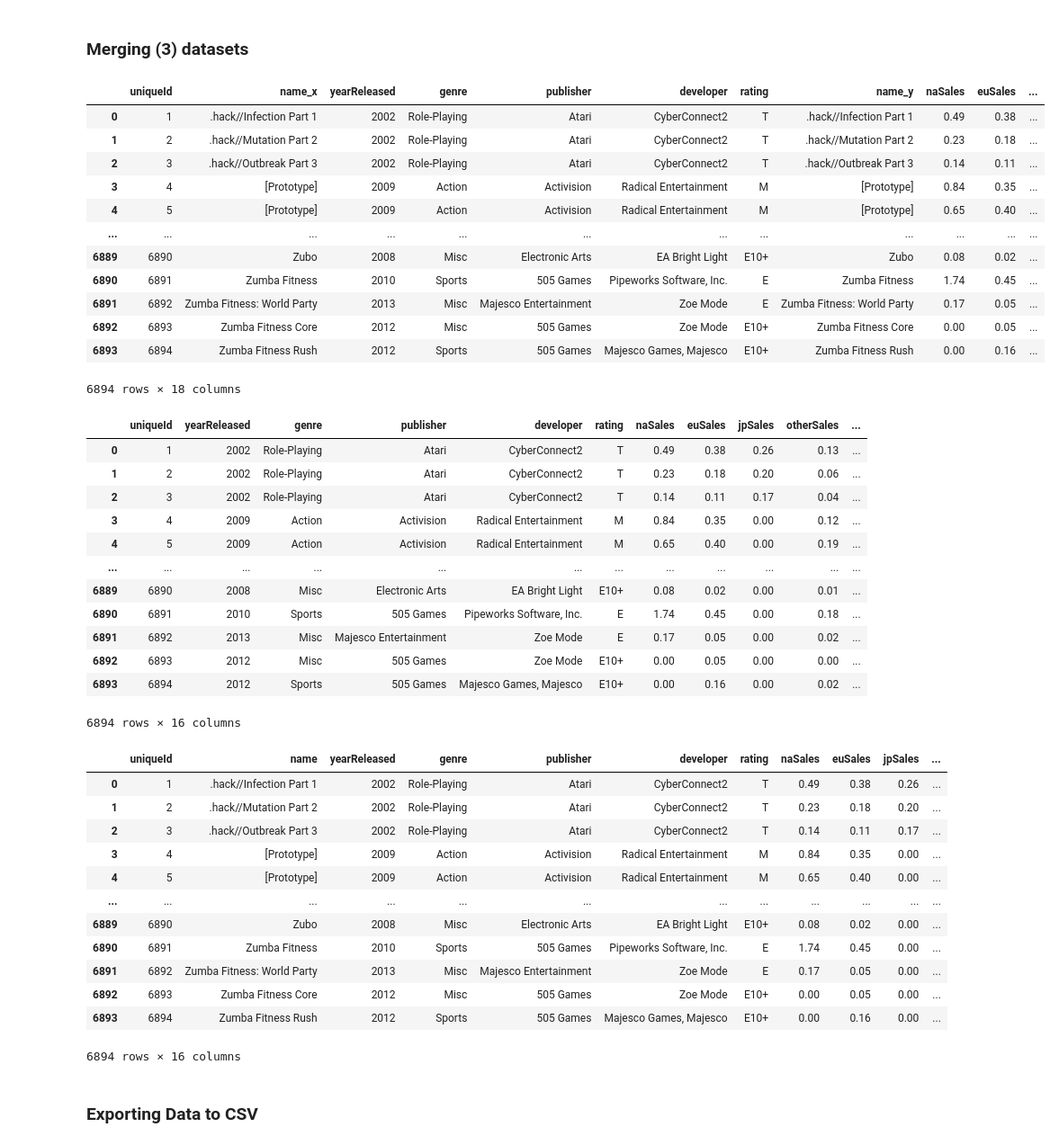
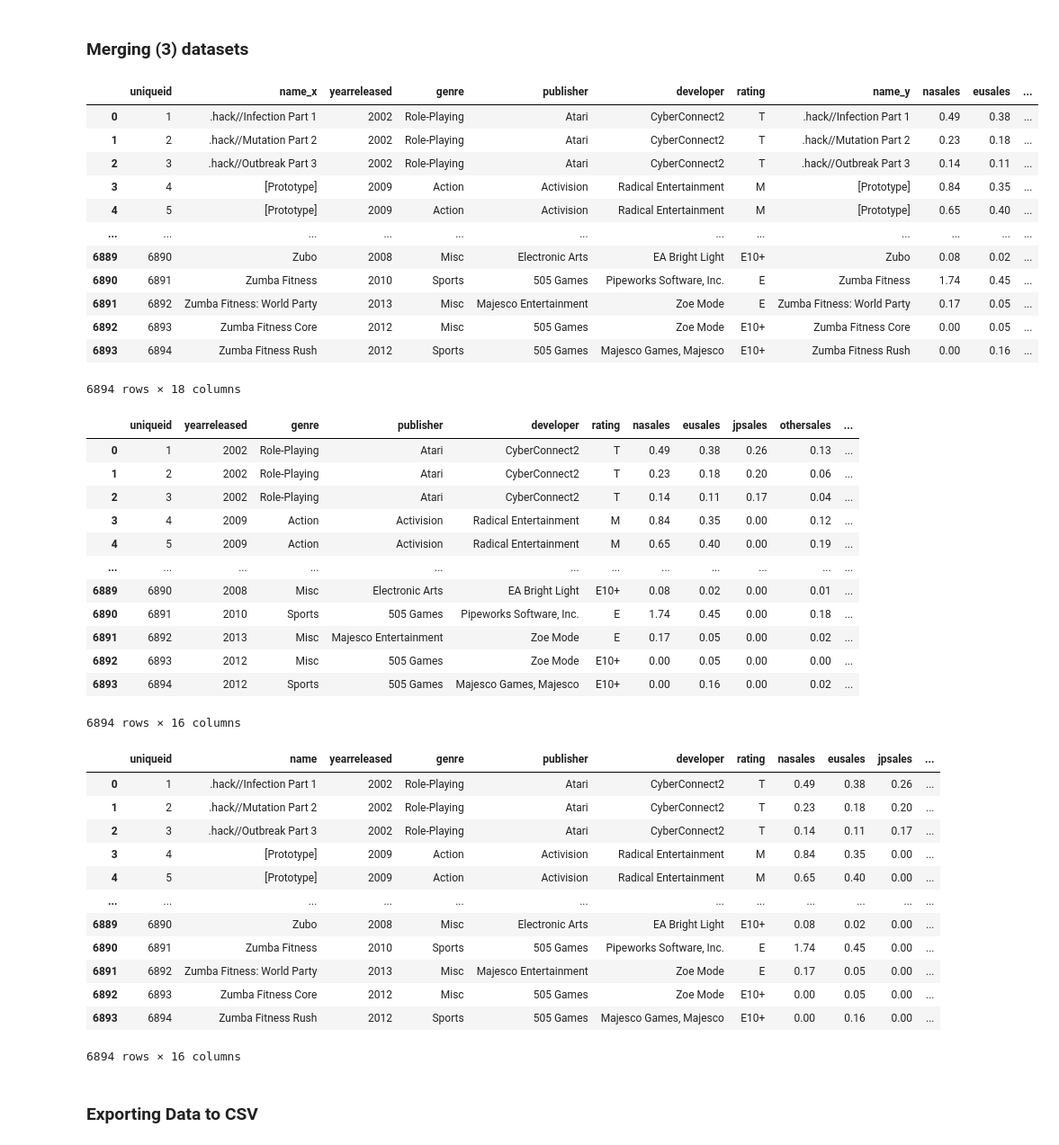
Before and after one commit to mshawn12/video-game-sales-analysis, a Jupyter notebook: video-game-sales-analysis.ipynb, the cells around one changed output. Shown: that part at 90% size. Drawn from its saved outputs; the diff is of its cells as text; code cells hidden in the pictures.

```diff
--- a/video-game-sales-analysis.ipynb
+++ b/video-game-sales-analysis.ipynb
@@ -157,10 +157,10 @@ video_game_scores_df.head()
 ### Merging (3) datasets
 # %%
 # Merging the Video Game Info, Video Game Sales, and Video Game Scores DataFrames on Unique ID
-video_game_merged_df = video_game_info_df.merge(video_game_sales_df,on='uniqueid',how='left').merge(video_game_scores_df,on='uniqueId',how='left')
+video_game_merged_df = video_game_info_df.merge(video_game_sales_df,on='uniqueid',how='left').merge(video_game_scores_df,on='uniqueid',how='left')
 video_game_merged_df
 # %% [output]
-|  | uniqueId | name_x | yearReleased | genre | publisher | developer | rating | name_y | naSales | euSales | ... |
+|  | uniqueid | name_x | yearreleased | genre | publisher | developer | rating | name_y | nasales | eusales | ... |
 | 0 | 1 | .hack//Infection Part 1 | 2002 | Role-Playing | Atari | CyberConnect2 | T | .hack//Infection Part 1 | 0.49 | 0.38 | ... |
 | 1 | 2 | .hack//Mutation Part 2 | 2002 | Role-Playing | Atari | CyberConnect2 | T | .hack//Mutation Part 2 | 0.23 | 0.18 | ... |
 | 2 | 3 | .hack//Outbreak Part 3 | 2002 | Role-Playing | Atari | CyberConnect2 | T | .hack//Outbreak Part 3 | 0.14 | 0.11 | ... |
@@ -178,7 +178,7 @@ video_game_merged_df
 video_game_cleaned = video_game_merged_df.drop(['name_x','name_y'],axis=1)
 video_game_cleaned
 # %% [output]
-|  | uniqueId | yearReleased | genre | publisher | developer | rating | naSales | euSales | jpSales | otherSales | ... |
+|  | uniqueid | yearreleased | genre | publisher | developer | rating | nasales | eusales | jpsales | othersales | ... |
 | 0 | 1 | 2002 | Role-Playing | Atari | CyberConnect2 | T | 0.49 | 0.38 | 0.26 | 0.13 | ... |
 | 1 | 2 | 2002 | Role-Playing | Atari | CyberConnect2 | T | 0.23 | 0.18 | 0.20 | 0.06 | ... |
 | 2 | 3 | 2002 | Role-Playing | Atari | CyberConnect2 | T | 0.14 | 0.11 | 0.17 | 0.04 | ... |
@@ -196,7 +196,7 @@ video_game_cleaned = video_game_cleaned[['uniqueid','name', 'yearreleased', 'gen
        'nasales', 'eusales', 'jpsales', 'othersales', 'globalsales','criticscore', 'criticcount', 'userscore', 'usercount']]
 video_game_cleaned
 # %% [output]
-|  | uniqueId | name | yearReleased | genre | publisher | developer | rating | naSales | euSales | jpSales | ... |
+|  | uniqueid | name | yearreleased | genre | publisher | developer | rating | nasales | eusales | jpsales | ... |
 | 0 | 1 | .hack//Infection Part 1 | 2002 | Role-Playing | Atari | CyberConnect2 | T | 0.49 | 0.38 | 0.26 | ... |
 | 1 | 2 | .hack//Mutation Part 2 | 2002 | Role-Playing | Atari | CyberConnect2 | T | 0.23 | 0.18 | 0.20 | ... |
 | 2 | 3 | .hack//Outbreak Part 3 | 2002 | Role-Playing | Atari | CyberConnect2 | T | 0.14 | 0.11 | 0.17 | ... |
```
Also changed, not shown: parts of 3 cells of this notebook, 1 other file.
